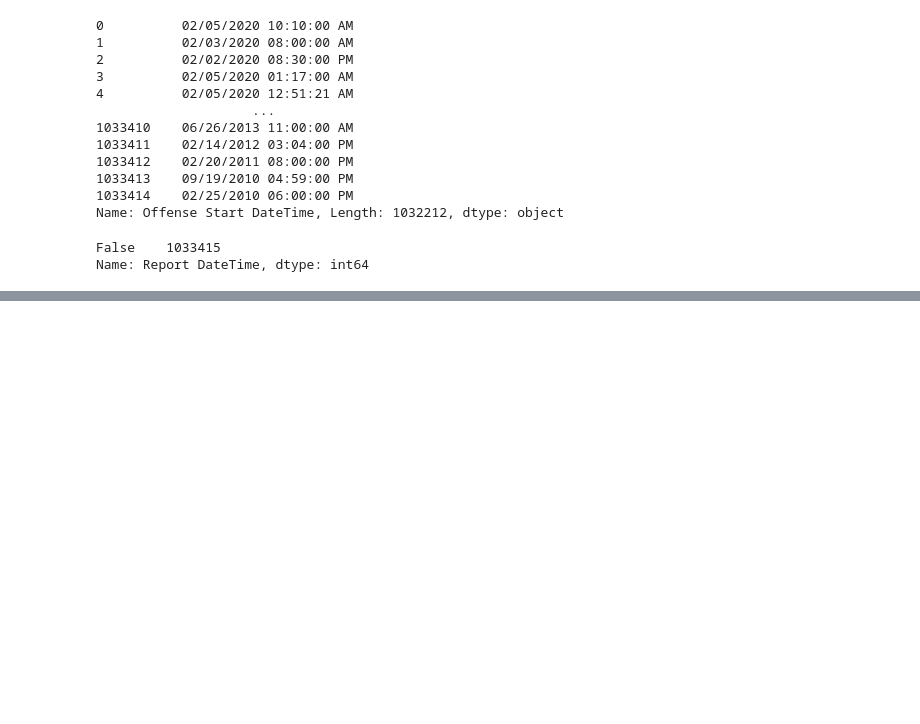
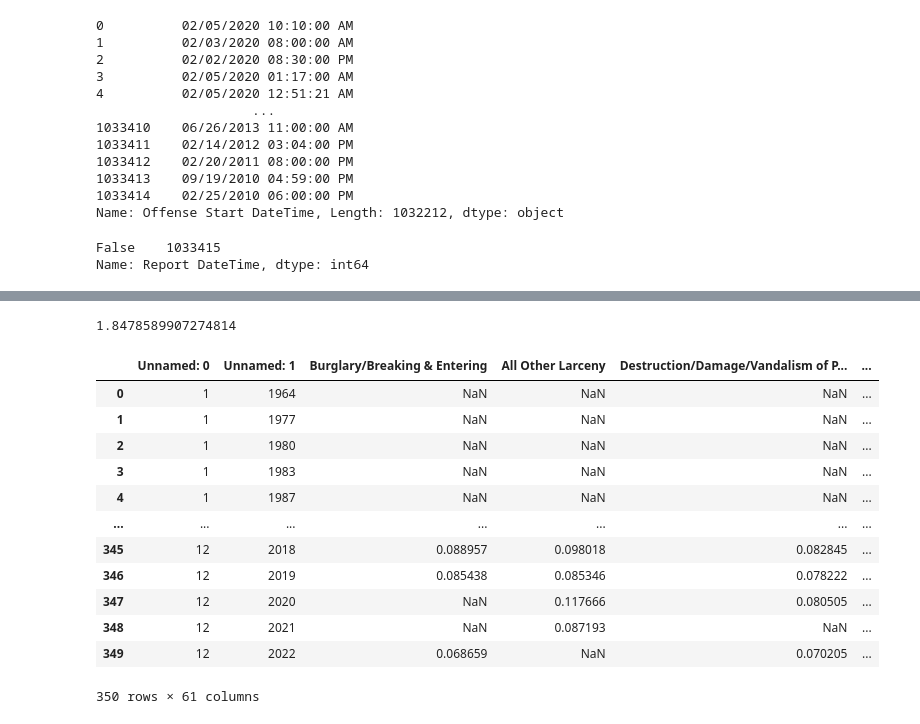
Before and after one commit to Aleph-Null-123/2023-Datathon-Project, a Jupyter notebook: notebooks/linearregression.ipynb, the cells around one changed output, grey strips where cells are left out. Drawn from its saved outputs; the diff is of its cells as text; code cells hidden in the pictures; blank space fills up the shorter version.

```diff
--- a/notebooks/linearregression.ipynb
+++ b/notebooks/linearregression.ipynb
@@ -384,0 +407,2 @@ ds["Year"] = [pd.to_datetime(i).year for i in ds['Offense Start DateTime']]
+# %%
+tpo = pd.read_csv("tpo.csv")
@@ -384,0 +500,4 @@ ds["Year"] = [pd.to_datetime(i).year for i in ds['Offense Start DateTime']]
+# %%
+n[n["Unnamed: 0"] == 1].describe().mean()["Burglary/Breaking & Entering"]
+# %% [output]
+1.8478589907274814
@@ -385,3 +507,19 @@ ds["Year"] = [pd.to_datetime(i).year for i in ds['Offense Start DateTime']]
+# %%
+tpo
+# %% [output]
+|  | Unnamed: 0 | Unnamed: 1 | Burglary/Breaking & Entering | All Other Larceny | Destruction/Damage/Vandalism of P... | ... |
+| 0 | 1 | 1964 | NaN | NaN | NaN | ... |
+| 1 | 1 | 1977 | NaN | NaN | NaN | ... |
+| 2 | 1 | 1980 | NaN | NaN | NaN | ... |
+| 3 | 1 | 1983 | NaN | NaN | NaN | ... |
+| 4 | 1 | 1987 | NaN | NaN | NaN | ... |
+| ... | ... | ... | ... | ... | ... | ... |
+| 345 | 12 | 2018 | 0.088957 | 0.098018 | 0.082845 | ... |
+| 346 | 12 | 2019 | 0.085438 | 0.085346 | 0.078222 | ... |
+| 347 | 12 | 2020 | NaN | 0.117666 | 0.080505 | ... |
+| 348 | 12 | 2021 | NaN | 0.087193 | NaN | ... |
+| 349 | 12 | 2022 | 0.068659 | NaN | 0.070205 | ... |
+350 rows × 61 columns
 # %%
 ## polynomial regression
 
```
Also changed, not shown: parts of 11 cells of this notebook.
